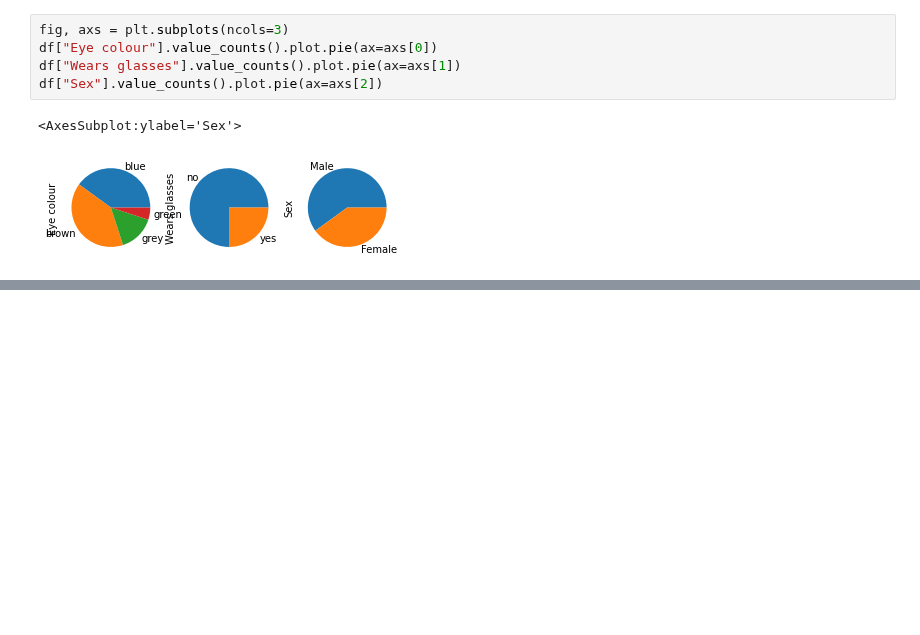
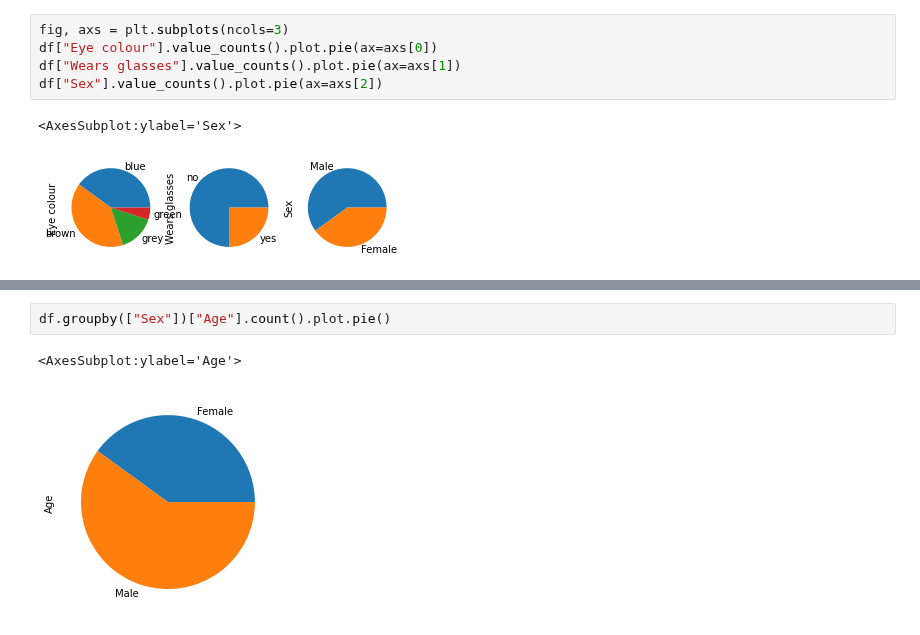
Before and after one commit to ssciwr/jupyter-data-exploration-live, a Jupyter notebook: part2.ipynb, the cells around one changed output, grey strips where cells are left out. Cells and saved outputs as stored; diff of their text form; blank space fills up the shorter version.

```diff
--- a/part2.ipynb
+++ b/part2.ipynb
@@ -561,0 +596,5 @@ df["Sex"].value_counts().plot.pie(ax=axs[2])
+# %%
+df.groupby(["Sex"])["Age"].count().plot.pie()
+# %% [output]
+<AxesSubplot:ylabel='Age'>
+[figure, added]
```
Also changed, not shown: parts of 4 cells of this notebook.
